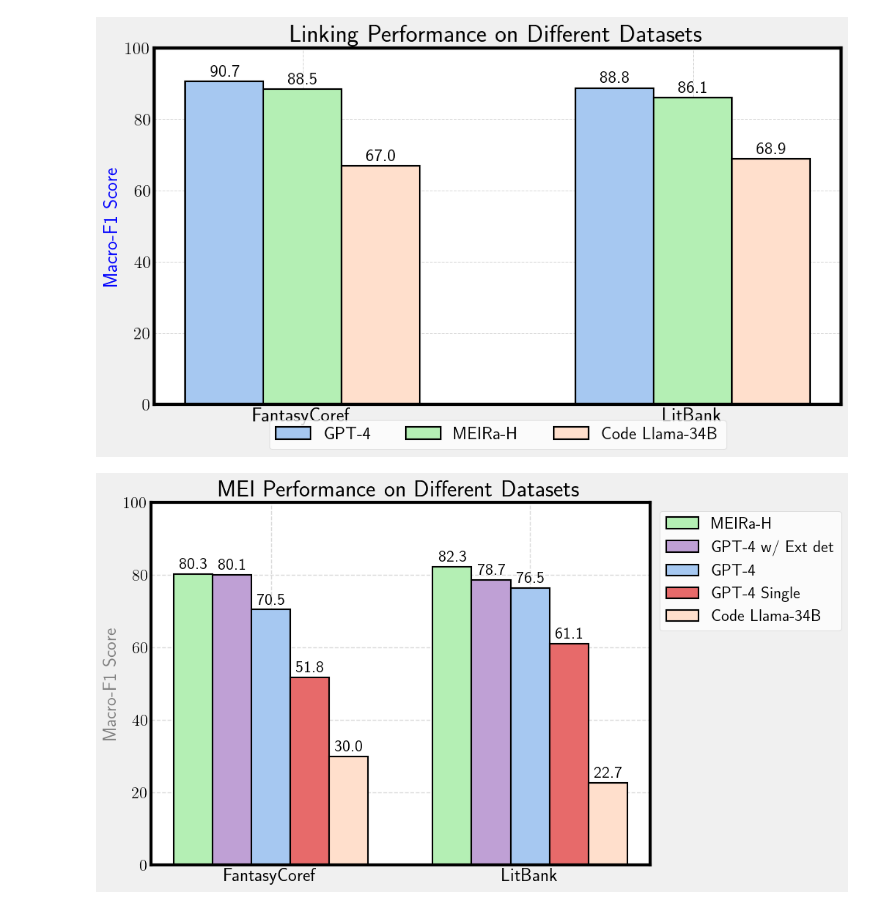
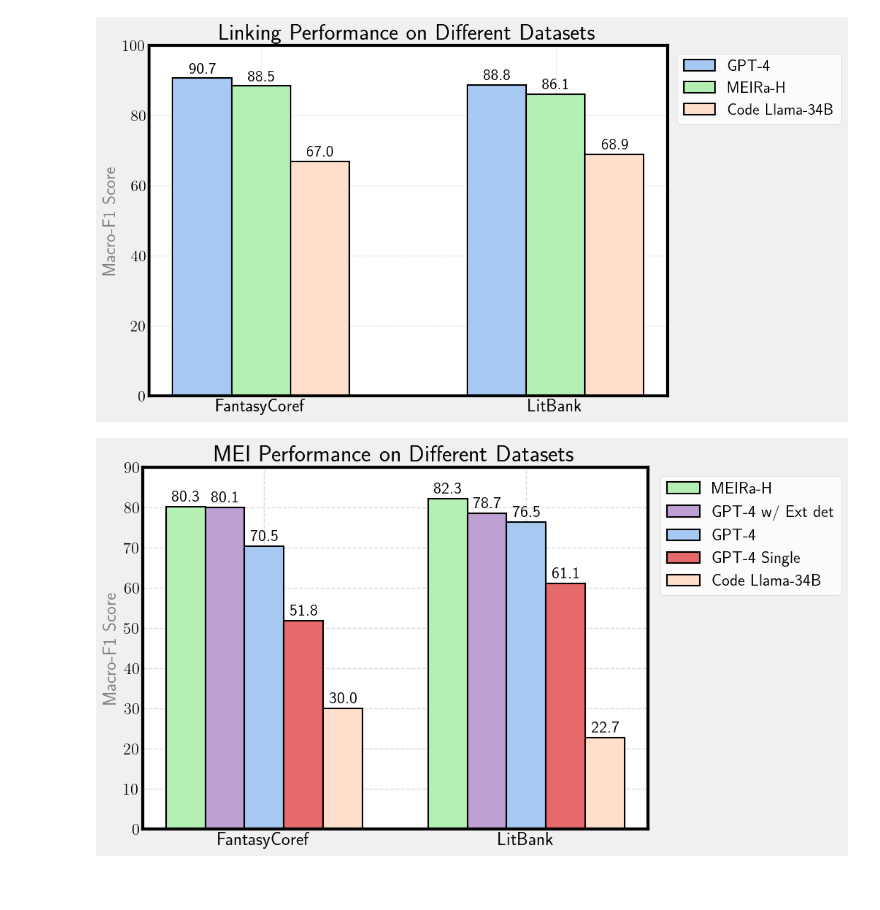
Before and after one commit to KawshikManikantan/plots_poster_ppt, a Jupyter notebook: llm_perf.ipynb, the cells around one changed output. Drawn from its saved outputs; the diff is of its cells as text; code cells hidden in the pictures; blank space fills up the shorter version.

Commit message:
Fixing plots

```diff
--- a/llm_perf.ipynb
+++ b/llm_perf.ipynb
@@ -25,7 +25,9 @@ models = link_df['Model'].unique()
 
 colors_shade = ["#a6c8f1","#b4efb4", "#ffdfcc","#bfa0d5", '#e76a6a']
 
-plt.figure(figsize=(10, 6))
+# plt.figure(figsize=(10, 6))
+plt.figure(figsize=(12, 6))
+
 
 # Define bar width and bar positions
 bar_width = 0.2
@@ -37,36 +39,37 @@ for i, model in enumerate(models):
     dataset_means = [model_data[model_data['Dataset'] == dataset]['Macro-F1'].values[0] for dataset in datasets]
     plt.bar(index + i * bar_width, dataset_means, bar_width, label=model, color=colors_shade[i], edgecolor='black', linewidth=1.5)
     ## Add value on top of the bar
     for j, value in enumerate(dataset_means):
         plt.text(index[j] + i * bar_width, value + 0.5, str(value), ha='center', va='bottom')
 
 # Adding labels and title
 plt.title('Linking Performance on Different Datasets')
-plt.ylabel('Macro-F1 Score')
+plt.ylabel('Macro-F1 Score', color='grey')
 plt.xticks(index + bar_width * (len(models) / 2 - 0.5), datasets)
 
 # Add a grid for the y-axis
 plt.grid(True, axis='both', linestyle='--', alpha=0.7, linewidth=0.7)
 
 # Set minimum and maximum values for y-axis
 plt.ylim(0, 100)
 
 # Adding a legend
 plt.legend(title='Model')
 
 # ## legend upper right
 # plt.legend(title='Model', loc='upper right')
 
 ## legend down outside
-plt.legend(loc='lower center', bbox_to_anchor=(0.5, -0.15), ncol=3)
+# plt.legend(loc='lower center', bbox_to_anchor=(0.5, -0.15), ncol=3)
+plt.legend(loc='upper right', bbox_to_anchor=(1.35, 1), )
 
 # Adjust layout for better fit
 plt.tight_layout()
 
 # Display the plot
 plt.show()
 # %% [output]
-[figure, old version]
+[figure, new version]
 # %%
 # Create the data
 data = {
@@ -109,7 +112,7 @@ plt.xticks(index + bar_width * (len(models) / 2 - 0.5), datasets)
 plt.grid(True, axis='both', linestyle='--', alpha=0.7)
 
 # Set minimum and maximum values for y-axis
-plt.ylim(0, 100)
+plt.ylim(0, 90)
 
 # Adding a legend
 plt.legend(title='Model')
@@ -126,4 +129,4 @@ plt.tight_layout()
 # Display the plot
 plt.show()
 # %% [output]
-[figure, old version]
+[figure, new version]
```
